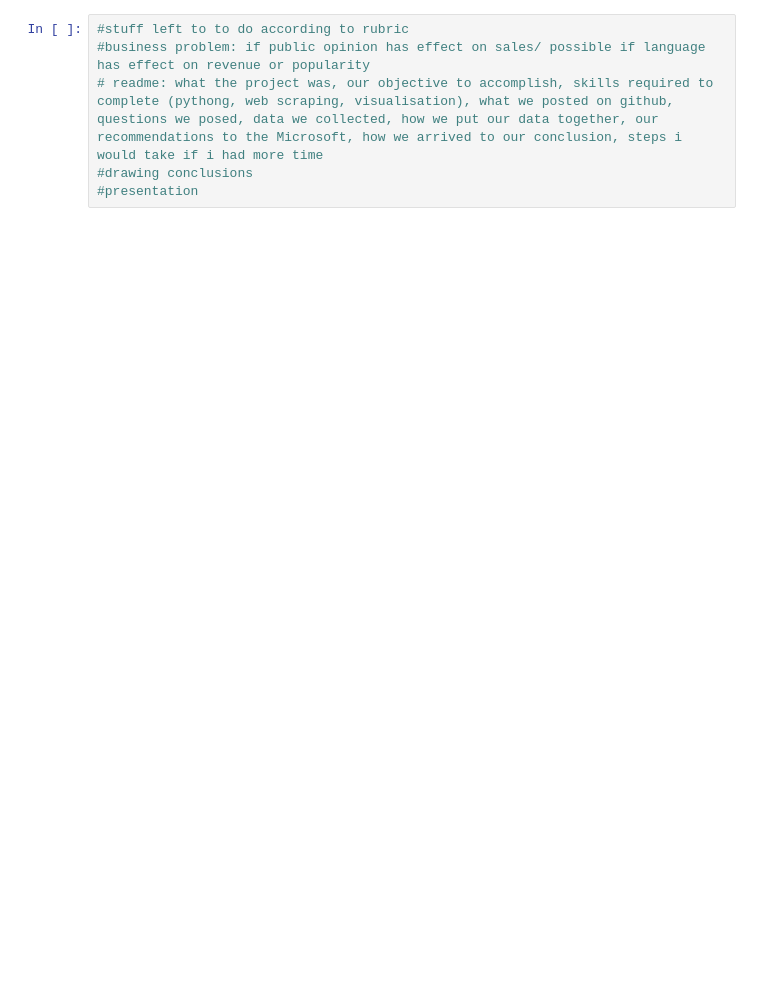
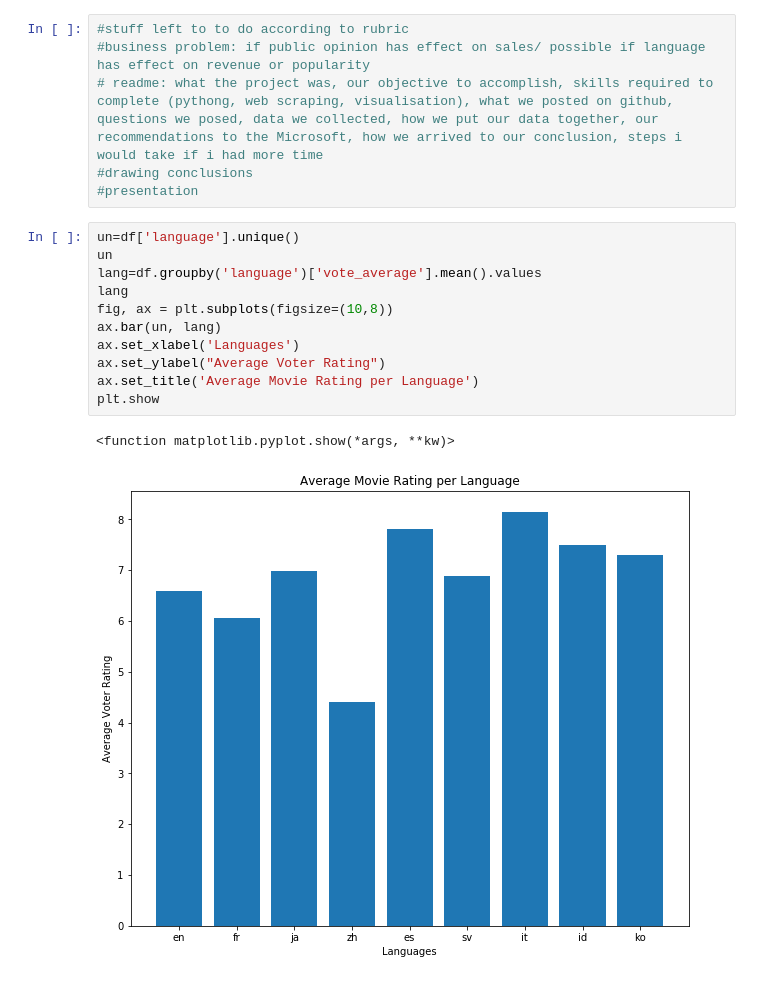
Before and after one commit to samraykhman/mod1mediaproject, a Jupyter notebook: Collection of Revenues.ipynb, the cells around one changed output. Saved outputs shown, nothing was run; the diff lists cells and outputs as text; blank space fills up the shorter version.

```diff
--- a/Collection of Revenues.ipynb
+++ b/Collection of Revenues.ipynb
@@ -147,3 +213,17 @@ plt.show
 # readme: what the project was, our objective to accomplish, skills required to complete (pythong, web scraping, visualisation), what we posted on github, questions we posed, data we collected, how we put our data together, our recommendations to the Microsoft, how we arrived to our conclusion, steps i would take if i had more time
 #drawing conclusions
 #presentation
+# %%
+un=df['language'].unique()
+un
+lang=df.groupby('language')['vote_average'].mean().values
+lang
+fig, ax = plt.subplots(figsize=(10,8))
+ax.bar(un, lang)
+ax.set_xlabel('Languages')
+ax.set_ylabel("Average Voter Rating")
+ax.set_title('Average Movie Rating per Language')
+plt.show
+# %% [output]
+<function matplotlib.pyplot.show(*args, **kw)>
+[figure, added]
```
Also changed, not shown: parts of 14 cells of this notebook.
